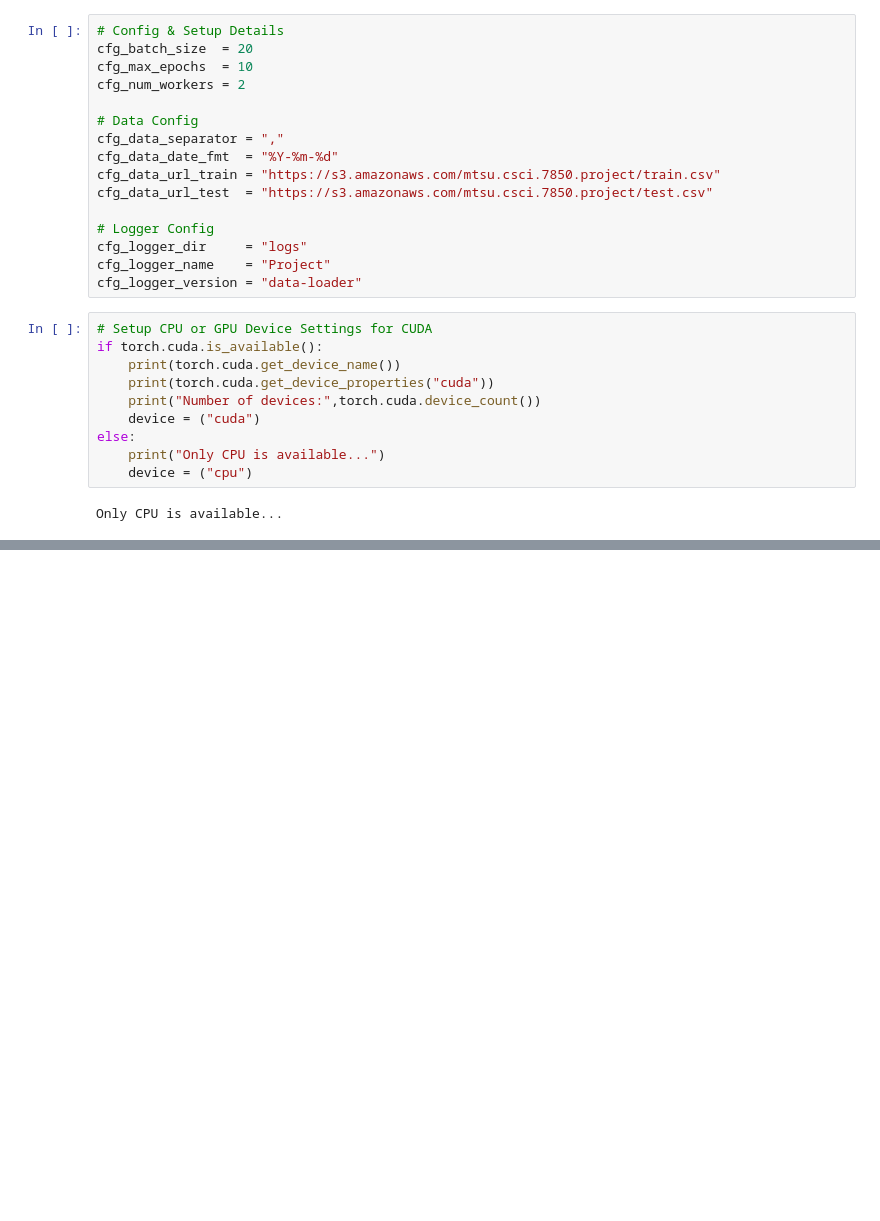
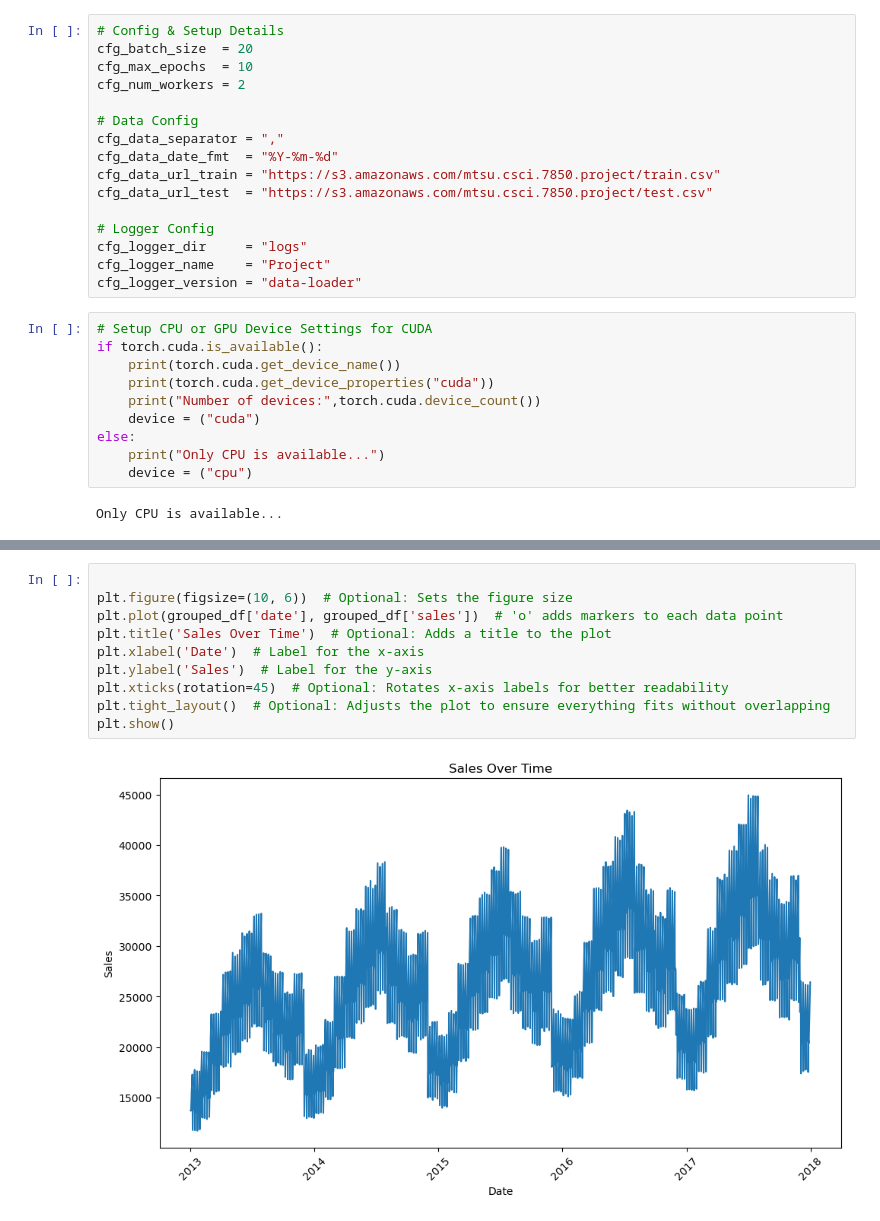
Before and after one commit to richardhoehn/mtsu.csci.7850.project, a Jupyter notebook: src/notebooks/data-loader.ipynb, the cells around one changed output, grey strips where cells are left out. Drawn from its saved outputs; the diff is of its cells as text; blank space fills up the shorter version.

```diff
--- a/src/notebooks/data-loader.ipynb
+++ b/src/notebooks/data-loader.ipynb
@@ -117,0 +161,12 @@ After filter: (1826, 4)
+# %%
+
+plt.figure(figsize=(10, 6))  # Optional: Sets the figure size
+plt.plot(grouped_df['date'], grouped_df['sales'])  # 'o' adds markers to each data point
+plt.title('Sales Over Time')  # Optional: Adds a title to the plot
+plt.xlabel('Date')  # Label for the x-axis
+plt.ylabel('Sales')  # Label for the y-axis
+plt.xticks(rotation=45)  # Optional: Rotates x-axis labels for better readability
+plt.tight_layout()  # Optional: Adjusts the plot to ensure everything fits without overlapping
+plt.show()
+# %% [output]
+[figure, added]
```
Also changed, not shown: parts of 6 cells of this notebook.
